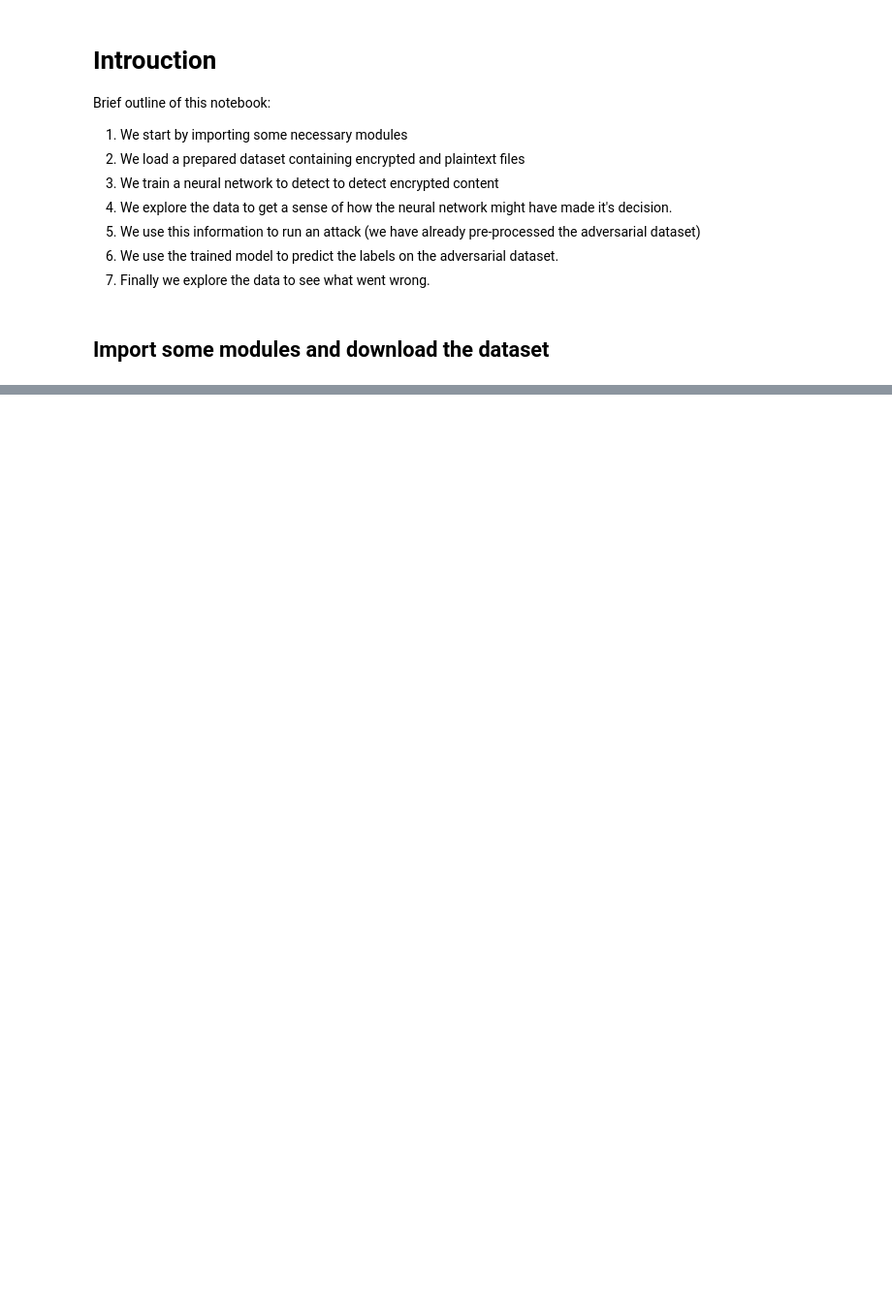
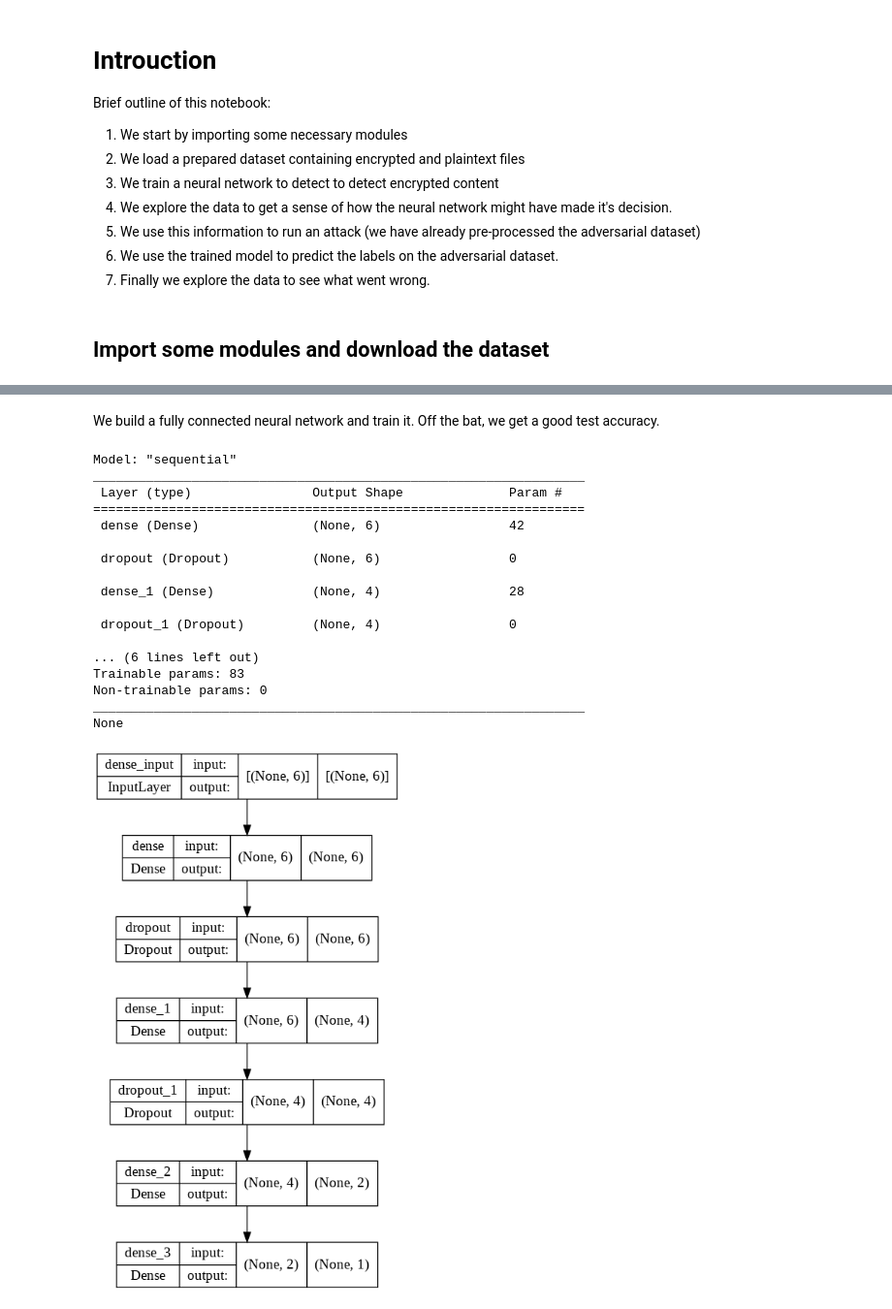
Before and after one commit to bhattacharjee/silver-garbanzo, a Jupyter notebook: ransomware_detection_adversarial_attack.ipynb, the cells around one changed output, grey strips where cells are left out. Shown: that part at 97% size. Cells and saved outputs as stored; diff of their text form; code cells hidden in the pictures; blank space fills up the shorter version.

```diff
--- a/ransomware_detection_adversarial_attack.ipynb
+++ b/ransomware_detection_adversarial_attack.ipynb
@@ -47,9 +57,81 @@ training_and_validation_data = pd.concat([df_plaintext, df_encrypted])
 # Scaling is necessary for any machine learning, especially neural networks,
 # which don't work without scaling.
 
-training_and_validation_data.drop(columns=['filename', 'extension'], inplace=True)
+training_and_validation_data.drop(\
+                                columns=['filename', 'extension'], \
+                                inplace=True)
 df_encrypted_base32.drop(columns=['filename', 'extension'], inplace=True)
 
 scaler = MinMaxScaler()
 training_and_validation_data = scaler.fit_transform(training_and_validation_data)
+train_columns = [c for c in df_encrypted_base32.columns if "encrypted" != c]
+
 df_encrypted_base32 = scaler.transform(df_encrypted_base32)
+
+# Split columsn into features and target labels
+# X represents the features, and y the target labels
+X, y = training_and_validation_data[:,:-1], training_and_validation_data[:,-1]
+
+b32_X, b32_y = df_encrypted_base32[:,:-1], df_encrypted_base32[:,-1]
+
+
+X_train, X_val, y_train, y_val = \
+    train_test_split(X, y, test_size=0.1)
+X_train, X_test, y_train, y_test = \
+    train_test_split(X_train, y_train, test_size=0.2)
+# %% [markdown]
+ We build a fully connected neural network and train it. Off the bat, we get
+ a good test accuracy.
+# %%
+class Model:
+    def create(X):
+        model = tf.keras.Sequential(
+            [
+                layers.Dense(6, input_dim=X.shape[1], activation='relu'),
+                layers.Dropout(0.2),
+                layers.Dense(4, activation='relu'),
+                layers.Dropout(0.2),
+                layers.Dense(2, activation='relu'),
+                layers.Dense(1, activation='sigmoid')
+            ]
+        )
+        model.compile(\
+                      loss='binary_crossentropy', \
+                      optimizer='adam', \
+                      metrics=['accuracy'])
+        Model.print_and_plot(model)
+        return model
+
+    def print_and_plot(model):
+        print(model.summary())
+        plot = tf.keras.utils.plot_model(
+            model,
+            show_shapes=True,
+            expand_nested=True)
+        IPython.display.display(plot)
+
+model = Model.create(X_train)
+
+history = model.fit(X_train, y_train,
+            epochs=20,
+            validation_data=(X_test, y_test),
+            batch_size=16)
+# %% [output]
+Model: "sequential"
+_________________________________________________________________
+ Layer (type)                Output Shape              Param #
+=================================================================
+ dense (Dense)               (None, 6)                 42
+
+ dropout (Dropout)           (None, 6)                 0
+
+ dense_1 (Dense)             (None, 4)                 28
+
+ dropout_1 (Dropout)         (None, 4)                 0
+
+... (6 lines left out)
+Trainable params: 83
+Non-trainable params: 0
+_________________________________________________________________
+None
+[figure, added]
```
Also changed, not shown: parts of 2 cells of this notebook.
